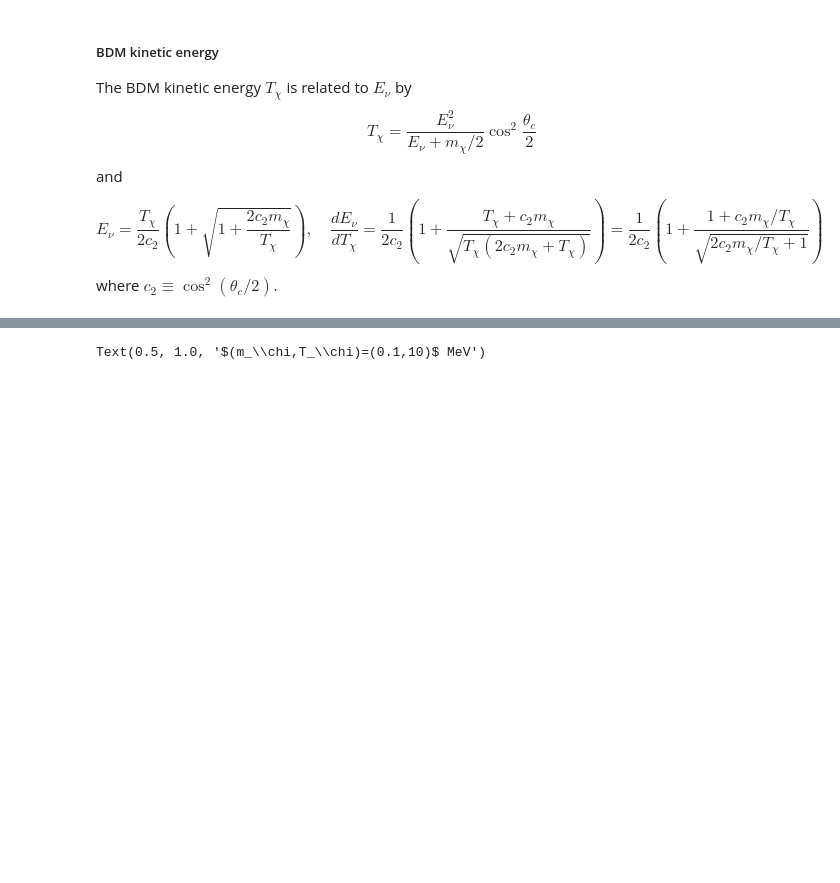
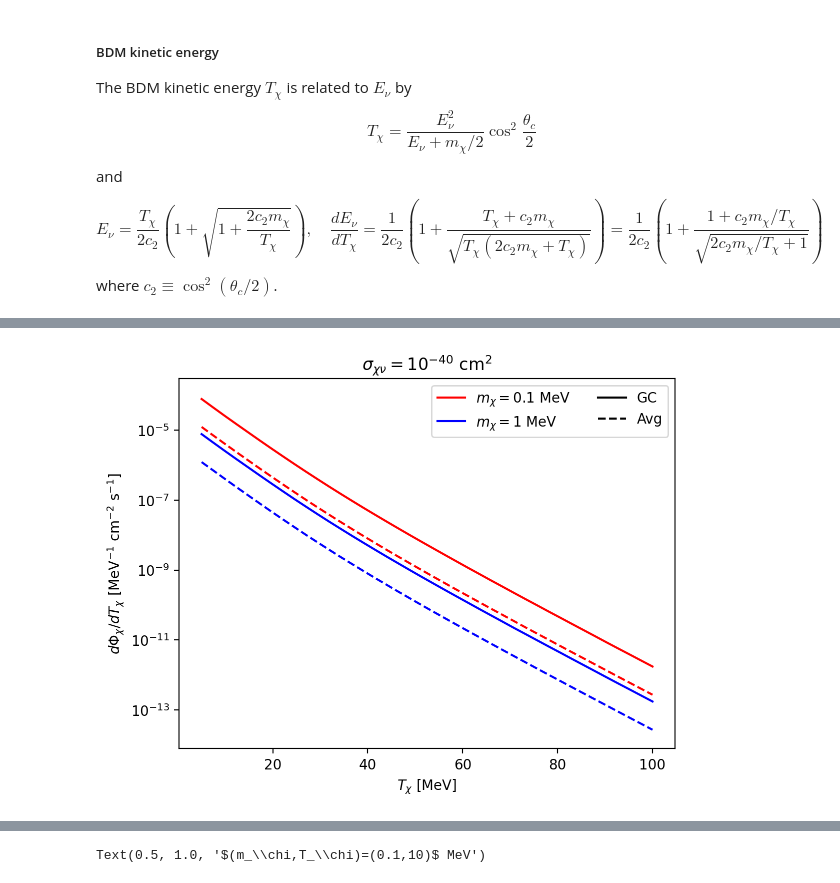
Before and after one commit to yenhsunlin/dsnbBDM, a Jupyter notebook: dsnbBDM.ipynb, the cells around one changed output, grey strips where cells are left out. Saved outputs shown, nothing was run; the diff lists cells and outputs as text; code cells hidden in the pictures; blank space fills up the shorter version.

```diff
--- a/dsnbBDM.ipynb
+++ b/dsnbBDM.ipynb
@@ -476,0 +752,27 @@ def testipp(r,m):
+# %%
+TxList = np.linspace(5,100,40)
+# GC
+pool1 = mp.Pool(processes=40)
+dPhi_X_GC_mx1 = pool.map(partial(dPhiX_dTx_GC,mx=1),TxList)
+dPhi_X_GC_mx01 = pool.map(partial(dPhiX_dTx_GC,mx=0.1),TxList)
+# Average
+pool2 = mp.Pool(processes=40)
+dPhi_X_Avg_mx1 = pool2.map(partial(dPhiX_dTx_Avg,mx=1),TxList)
+dPhi_X_Avg_mx01 = pool2.map(partial(dPhiX_dTx_Avg,mx=0.1),TxList)
+# %%
+plt.plot(TxList,np.asarray(dPhi_X_GC_mx01)*factor*1e-5,'-r',label=r'$m_\chi=0.1$ MeV')
+plt.plot(TxList,np.asarray(dPhi_X_GC_mx1)*factor*1e-5,'-b',label=r'$m_\chi=1$ MeV')
+plt.plot(TxList,np.asarray(dPhi_X_Avg_mx01)*factor*1e-5,'--r')
+plt.plot(TxList,np.asarray(dPhi_X_Avg_mx1)*factor*1e-5,'--b')
+plt.plot([20,25],[10,10],color='black',label='GC')
+plt.plot([20,25],[10,10],'--',color='black',label='Avg')
+
+plt.legend(ncol=2)
+plt.title(r'$\sigma_{\chi\nu}=10^{-40}~{\rm cm}^2$')
+plt.yscale('log')
+plt.ylim(8e-15,3e-4)
+plt.xlabel(r'$T_\chi$ [MeV]')
+plt.ylabel(r'$d\Phi_\chi/dT_\chi$ [MeV$^{-1}$ cm$^{-2}$ s$^{-1}$]')
+plt.savefig('figures/DSNB_BDM.pdf',bbox_inches='tight')
+# %% [output]
+[figure, added]
```
Also changed, not shown: parts of 41 cells of this notebook.
